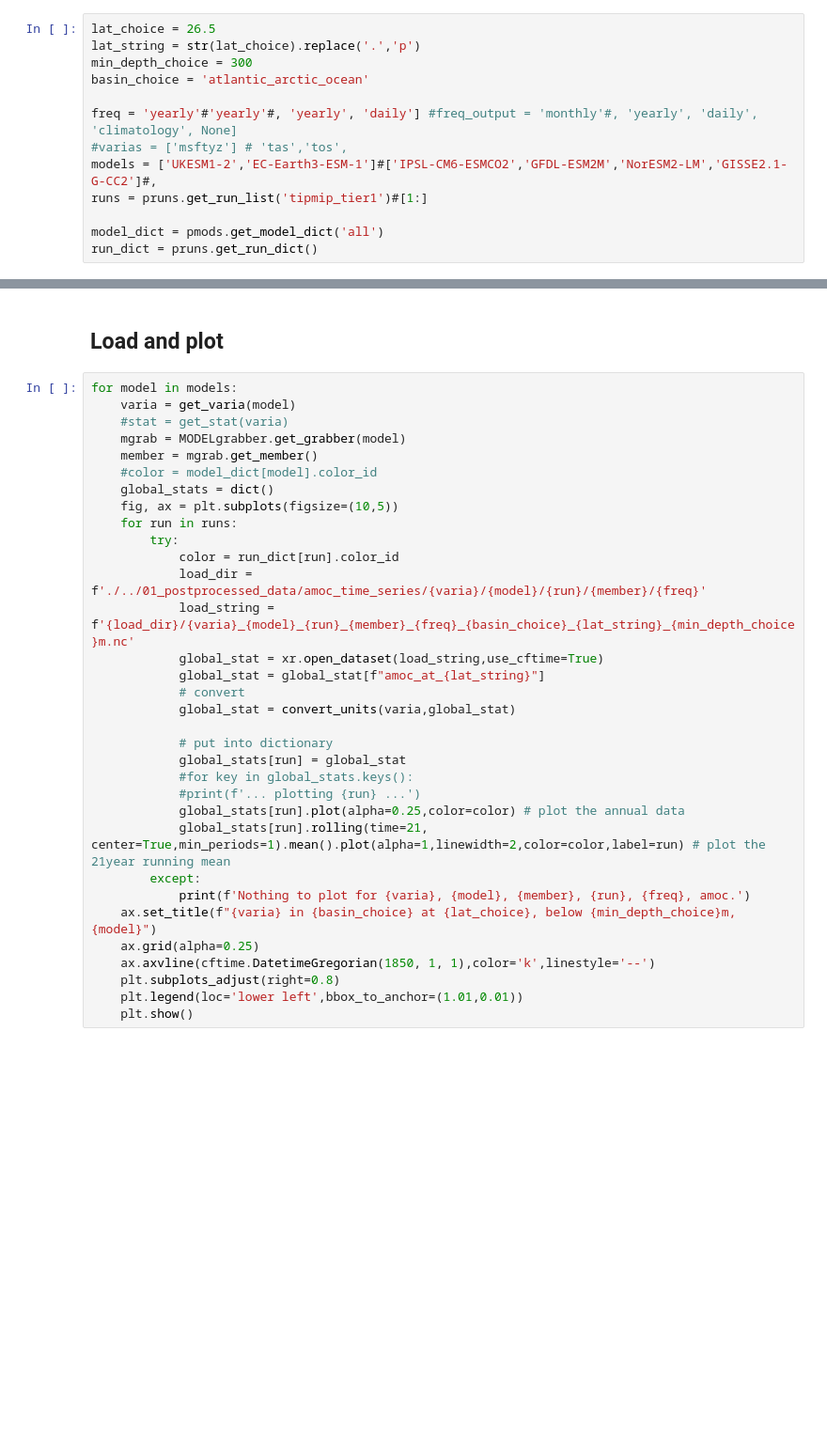
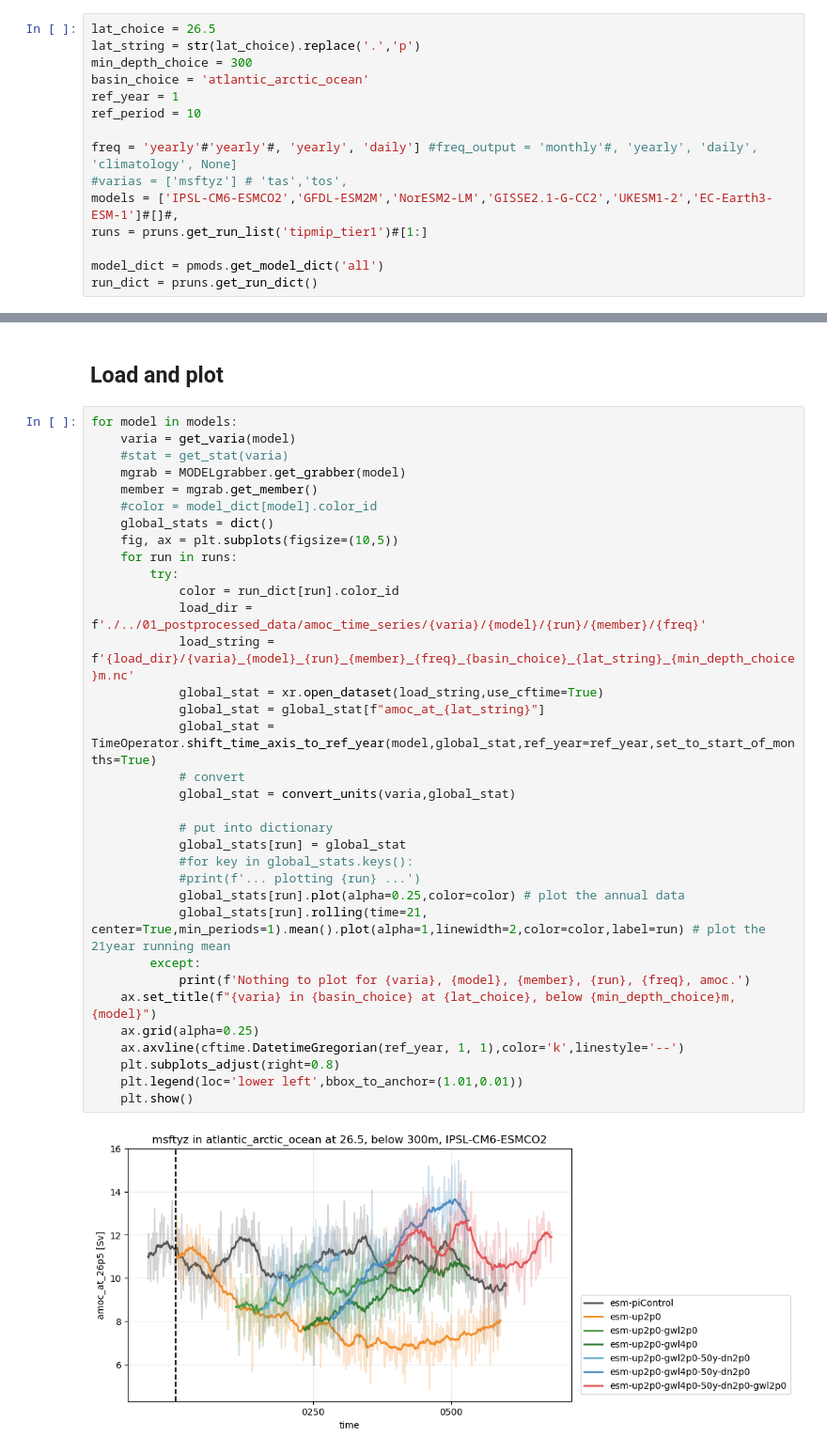
Before and after one commit to eikekoehn/TIPMIP_carbon_cycle, a Jupyter notebook: 02_analysis_and_plotting/plot_time_series_of_amoc.ipynb, the cells around one changed output, grey strips where cells are left out. Shown at 94% size. Drawn from its saved outputs; the diff is of its cells as text; blank space fills up the shorter version.

Commit message:
plot time series for 6 models combined

```diff
--- a/02_analysis_and_plotting/plot_time_series_of_amoc.ipynb
+++ b/02_analysis_and_plotting/plot_time_series_of_amoc.ipynb
@@ -16,10 +16,12 @@ lat_choice = 26.5
 lat_string = str(lat_choice).replace('.','p')
 min_depth_choice = 300
 basin_choice = 'atlantic_arctic_ocean'
+ref_year = 1
+ref_period = 10
 
 freq = 'yearly'#'yearly'#, 'yearly', 'daily'] #freq_output = 'monthly'#, 'yearly', 'daily', 'climatology', None]
 #varias = ['msftyz'] # 'tas','tos',
-models = ['UKESM1-2','EC-Earth3-ESM-1']#['IPSL-CM6-ESMCO2','GFDL-ESM2M','NorESM2-LM','GISSE2.1-G-CC2']#,
+models = ['IPSL-CM6-ESMCO2','GFDL-ESM2M','NorESM2-LM','GISSE2.1-G-CC2','UKESM1-2','EC-Earth3-ESM-1']#[]#,
 runs = pruns.get_run_list('tipmip_tier1')#[1:]
 
 model_dict = pmods.get_model_dict('all')
@@ -52,31 +54,33 @@ for model in models:
     #stat = get_stat(varia)
     mgrab = MODELgrabber.get_grabber(model)
     member = mgrab.get_member()
     #color = model_dict[model].color_id
     global_stats = dict()
     fig, ax = plt.subplots(figsize=(10,5))
     for run in runs:
         try:
             color = run_dict[run].color_id
             load_dir = f'./../01_postprocessed_data/amoc_time_series/{varia}/{model}/{run}/{member}/{freq}'
             load_string = f'{load_dir}/{varia}_{model}_{run}_{member}_{freq}_{basin_choice}_{lat_string}_{min_depth_choice}m.nc'
             global_stat = xr.open_dataset(load_string,use_cftime=True)
             global_stat = global_stat[f"amoc_at_{lat_string}"]
+            global_stat = TimeOperator.shift_time_axis_to_ref_year(model,global_stat,ref_year=ref_year,set_to_start_of_months=True)
             # convert
             global_stat = convert_units(varia,global_stat)
 
             # put into dictionary
             global_stats[run] = global_stat
             #for key in global_stats.keys():
             #print(f'... plotting {run} ...')
             global_stats[run].plot(alpha=0.25,color=color) # plot the annual data
             global_stats[run].rolling(time=21, center=True,min_periods=1).mean().plot(alpha=1,linewidth=2,color=color,label=run) # plot the 21year running mean
         except:
             print(f'Nothing to plot for {varia}, {model}, {member}, {run}, {freq}, amoc.')
     ax.set_title(f"{varia} in {basin_choice} at {lat_choice}, below {min_depth_choice}m, {model}")
     ax.grid(alpha=0.25)
-    ax.axvline(cftime.DatetimeGregorian(1850, 1, 1),color='k',linestyle='--')
+    ax.axvline(cftime.DatetimeGregorian(ref_year, 1, 1),color='k',linestyle='--')
     plt.subplots_adjust(right=0.8)
     plt.legend(loc='lower left',bbox_to_anchor=(1.01,0.01))
     plt.show()
 # %% [output]
+[figure, new version]
```
Also changed, not shown: parts of 8 cells of this notebook, 3 other files.
